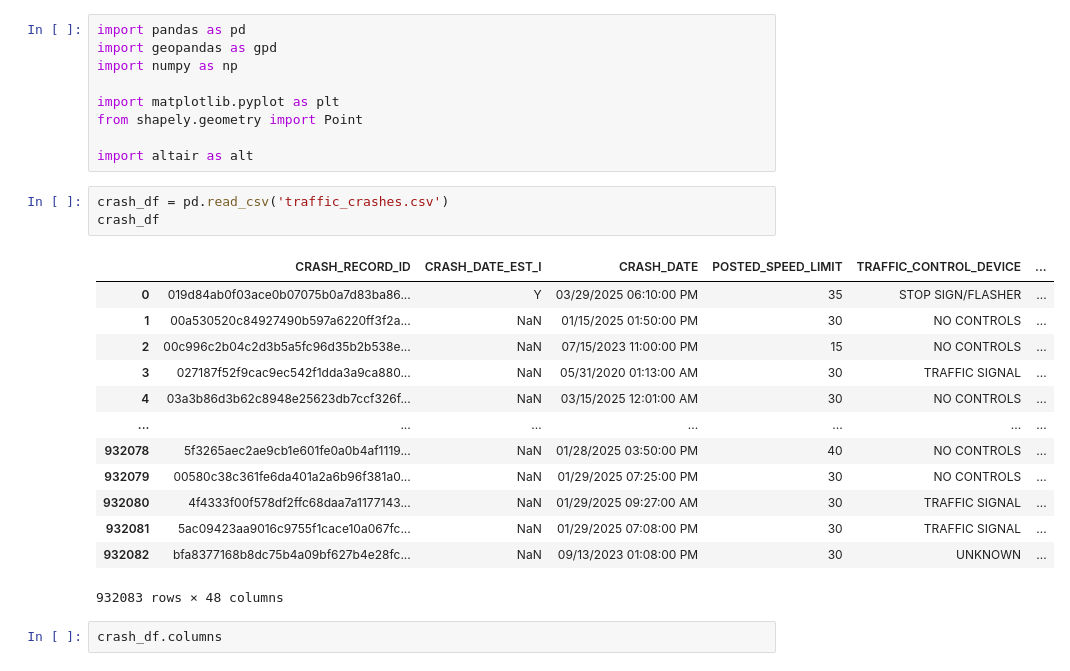
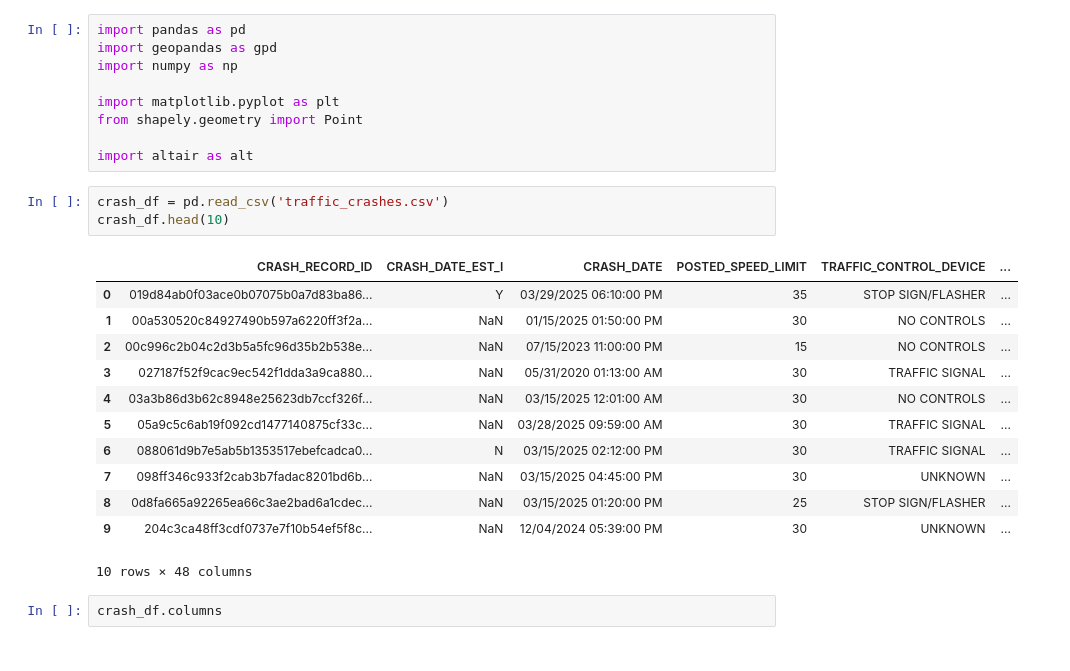
Before and after one commit to shaddad3/Project-WalkSafe, a Jupyter notebook: progess_report.ipynb, the cells around one changed output. Cells and saved outputs as stored; diff of their text form.

```diff
--- a/progess_report.ipynb
+++ b/progess_report.ipynb
@@ -11,21 +11,20 @@ from shapely.geometry import Point
 import altair as alt
 # %%
 crash_df = pd.read_csv('traffic_crashes.csv')
-crash_df
+crash_df.head(10)
 # %% [output]
 |  | CRASH_RECORD_ID | CRASH_DATE_EST_I | CRASH_DATE | POSTED_SPEED_LIMIT | TRAFFIC_CONTROL_DEVICE | ... |
 | 0 | 019d84ab0f03ace0b07075b0a7d83ba86... | Y | 03/29/2025 06:10:00 PM | 35 | STOP SIGN/FLASHER | ... |
 | 1 | 00a530520c84927490b597a6220ff3f2a... | NaN | 01/15/2025 01:50:00 PM | 30 | NO CONTROLS | ... |
 | 2 | 00c996c2b04c2d3b5a5fc96d35b2b538e... | NaN | 07/15/2023 11:00:00 PM | 15 | NO CONTROLS | ... |
 | 3 | 027187f52f9cac9ec542f1dda3a9ca880... | NaN | 05/31/2020 01:13:00 AM | 30 | TRAFFIC SIGNAL | ... |
 | 4 | 03a3b86d3b62c8948e25623db7ccf326f... | NaN | 03/15/2025 12:01:00 AM | 30 | NO CONTROLS | ... |
-| ... | ... | ... | ... | ... | ... | ... |
-| 932078 | 5f3265aec2ae9cb1e601fe0a0b4af1119... | NaN | 01/28/2025 03:50:00 PM | 40 | NO CONTROLS | ... |
-| 932079 | 00580c38c361fe6da401a2a6b96f381a0... | NaN | 01/29/2025 07:25:00 PM | 30 | NO CONTROLS | ... |
-| 932080 | 4f4333f00f578df2ffc68daa7a1177143... | NaN | 01/29/2025 09:27:00 AM | 30 | TRAFFIC SIGNAL | ... |
-| 932081 | 5ac09423aa9016c9755f1cace10a067fc... | NaN | 01/29/2025 07:08:00 PM | 30 | TRAFFIC SIGNAL | ... |
-| 932082 | bfa8377168b8dc75b4a09bf627b4e28fc... | NaN | 09/13/2023 01:08:00 PM | 30 | UNKNOWN | ... |
+| 5 | 05a9c5c6ab19f092cd1477140875cf33c... | NaN | 03/28/2025 09:59:00 AM | 30 | TRAFFIC SIGNAL | ... |
+| 6 | 088061d9b7e5ab5b1353517ebefcadca0... | N | 03/15/2025 02:12:00 PM | 30 | TRAFFIC SIGNAL | ... |
+| 7 | 098ff346c933f2cab3b7fadac8201bd6b... | NaN | 03/15/2025 04:45:00 PM | 30 | UNKNOWN | ... |
+| 8 | 0d8fa665a92265ea66c3ae2bad6a1cdec... | NaN | 03/15/2025 01:20:00 PM | 25 | STOP SIGN/FLASHER | ... |
+| 9 | 204c3ca48ff3cdf0737e7f10b54ef5f8c... | NaN | 12/04/2024 05:39:00 PM | 30 | UNKNOWN | ... |
-932083 rows × 48 columns
+10 rows × 48 columns
 # %%
 crash_df.columns
 # %% [output]
```
Also changed, not shown: parts of 13 cells of this notebook.
